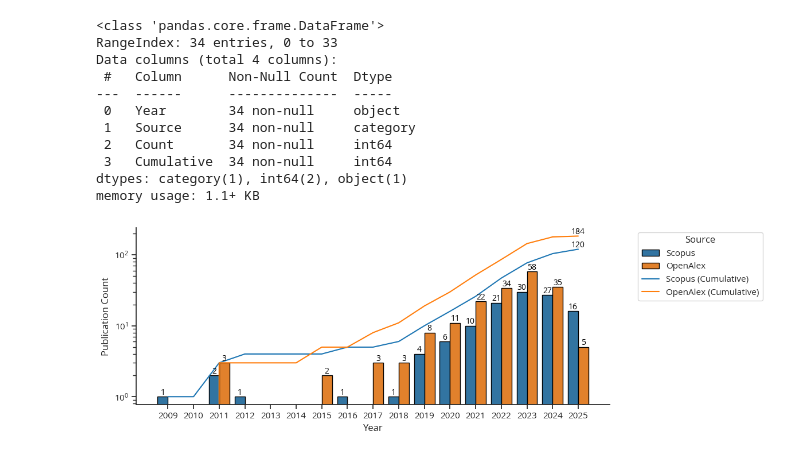
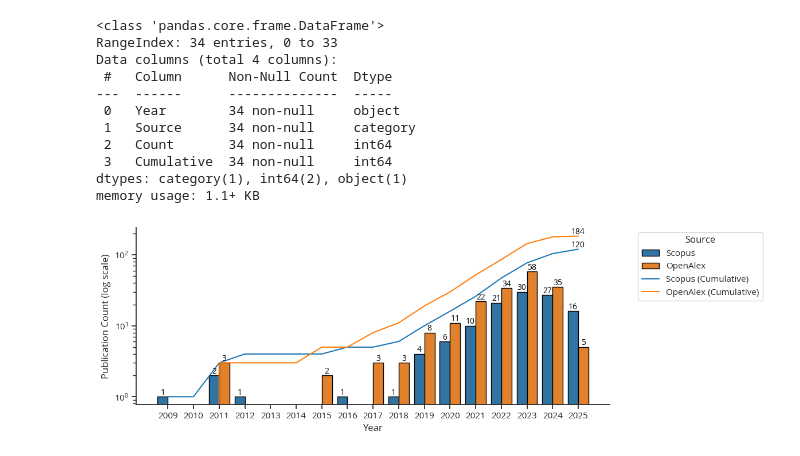
Before and after one commit to astropotato/MaP_BBM-Plastic-Data_paper, a Jupyter notebook: Figure4_Publication_code.ipynb, the cells around one changed output. Drawn from its saved outputs; the diff is of its cells as text; code cells hidden in the pictures.

Commit message:
Updated dependencies and code for better visualizations

```diff
--- a/Figure4_Publication_code.ipynb
+++ b/Figure4_Publication_code.ipynb
@@ -82,32 +85,32 @@ for p in bar.patches:
 # Add text annotations for line plot, only the grand total of publications at the end of each line
 for source in df_long['Source'].unique():
     last_value = df_long[df_long['Source'] == source].iloc[-1]['Cumulative']
     year = df_long[df_long['Source'] == source].iloc[-1]['Year']
     line.annotate(format(last_value, '.0f'),
                   (year, last_value),
                   ha='center', va='center',
                   fontsize=10, color='black',
                   xytext=(0, 5), textcoords='offset points')
 
 # Set log scale for y-axis
 bar.set_yscale('log')
 line.set_yscale('log')
 
 plt.xlabel('Year')
-plt.ylabel('Publication Count')
+plt.ylabel('Publication Count (log scale)')
 
 # Append "(Cumulative)" to line plot labels
 bar_handles, bar_labels = bar.get_legend_handles_labels()
 line_handles, line_labels = line.get_legend_handles_labels()
 
 line_labels = [label + ' (Cumulative)' for label in line_labels]
 plt.legend(bar_handles[0:2] + line_handles[2:4],
            bar_labels[0:2] + line_labels[2:4],
            title='Source',
            bbox_to_anchor=(1.05, 1), loc='upper left')
 
 plt.tight_layout()
 #plt.savefig('Figure4_Publication_Comparison_OpenAlex_Scopus.png', dpi=300, bbox_inches='tight', transparent=True)
 plt.show()
 # %% [output]
-[figure, old version]
+[figure, new version]
```
Also changed, not shown: parts of 2 cells of this notebook, 1 other file.
